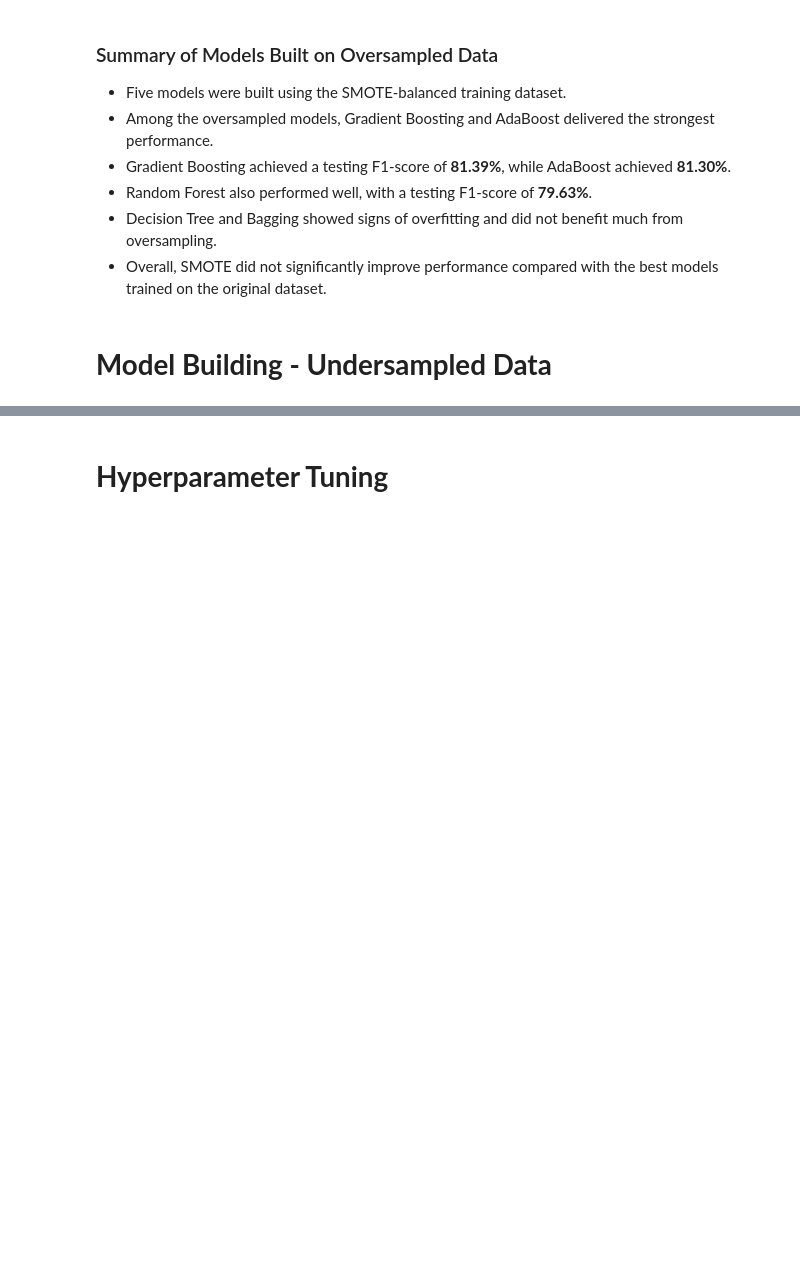
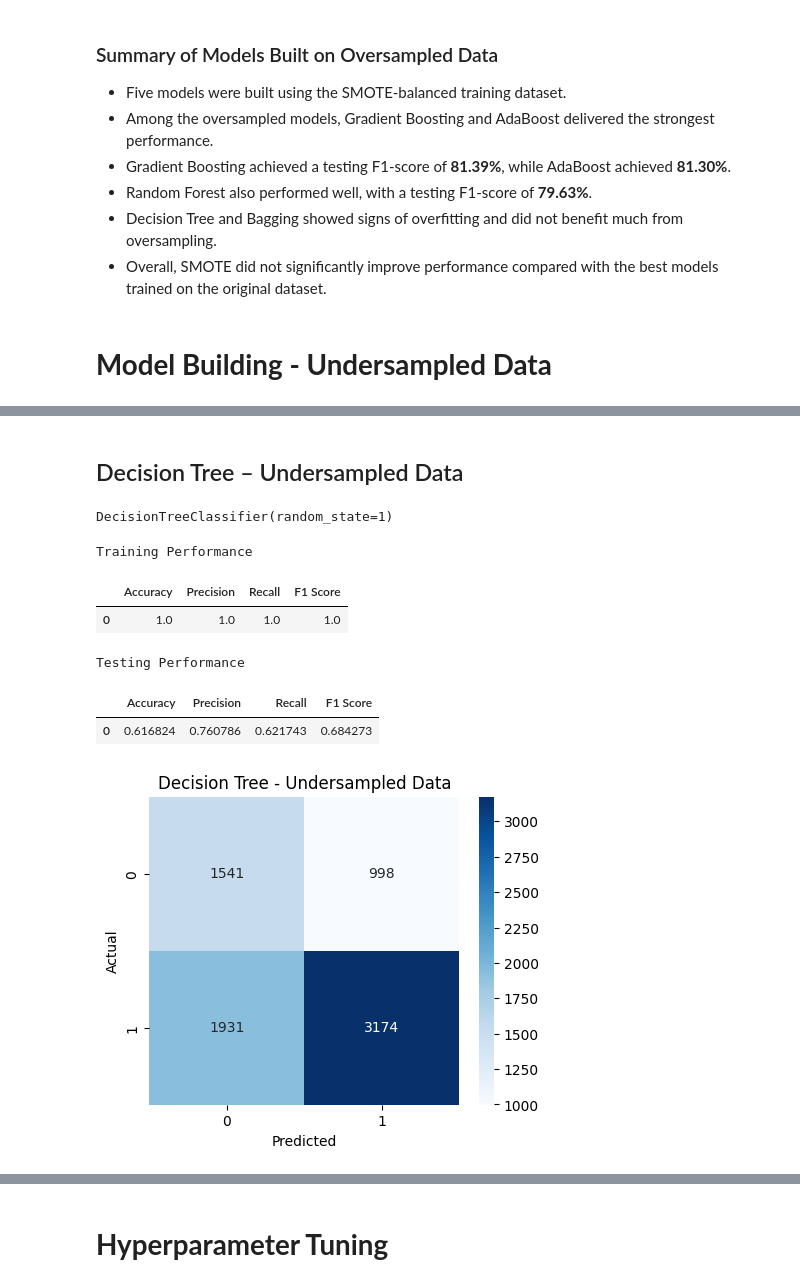
Before and after one commit to click2shivesh/shivesh-uta-aiml-py, a Jupyter notebook: Shivesh_Project_Full_Code_Notebook_EasyVisa.ipynb, the cells around one changed output, grey strips where cells are left out. Cells and saved outputs as stored; diff of their text form; code cells hidden in the pictures; blank space fills up the shorter version.

```diff
--- a/Shivesh_Project_Full_Code_Notebook_EasyVisa.ipynb
+++ b/Shivesh_Project_Full_Code_Notebook_EasyVisa.ipynb
@@ -2611,0 +2658,68 @@ weighted avg       0.73      0.74      0.73      7644
+# %% [markdown]
+## Decision Tree – Undersampled Data
+# %%
+# Decision Tree - Undersampled Data
+
+dtree_under = DecisionTreeClassifier(
+    random_state=1
+)
+
+dtree_under.fit(
+    X_train_under,
+    y_train_under
+)
+# %% [output]
+DecisionTreeClassifier(random_state=1)
+# %%
+# Check training performance
+
+dtree_under_train_perf = model_performance_classification(
+    dtree_under,
+    X_train_under,
+    y_train_under
+)
+
+print("Training Performance")
+dtree_under_train_perf
+# %% [output]
+Training Performance
+|  | Accuracy | Precision | Recall | F1 Score |
+| 0 | 1.0 | 1.0 | 1.0 | 1.0 |
+# %%
+# Check testing performance
+
+dtree_under_test_perf = model_performance_classification(
+    dtree_under,
+    X_test,
+    y_test
+)
+
+print("Testing Performance")
+dtree_under_test_perf
+# %% [output]
+Testing Performance
+|  | Accuracy | Precision | Recall | F1 Score |
+| 0 | 0.616824 | 0.760786 | 0.621743 | 0.684273 |
+# %%
+# Plot confusion matrix
+
+cm = confusion_matrix(
+    y_test,
+    dtree_under.predict(X_test)
+)
+
+plt.figure(figsize=(5,4))
+
+sns.heatmap(
+    cm,
+    annot=True,
+    fmt="d",
+    cmap="Blues"
+)
+
+plt.title("Decision Tree - Undersampled Data")
+plt.xlabel("Predicted")
+plt.ylabel("Actual")
+plt.show()
+# %% [output]
+[figure, added]
```
Also changed, not shown: parts of 12 cells of this notebook.
